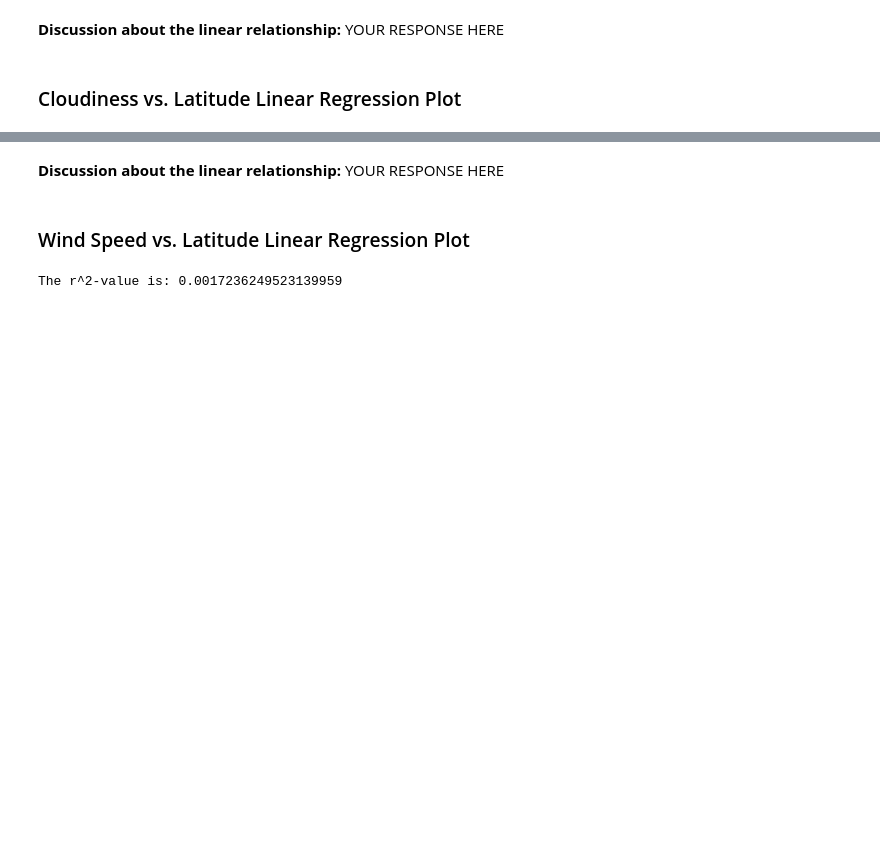
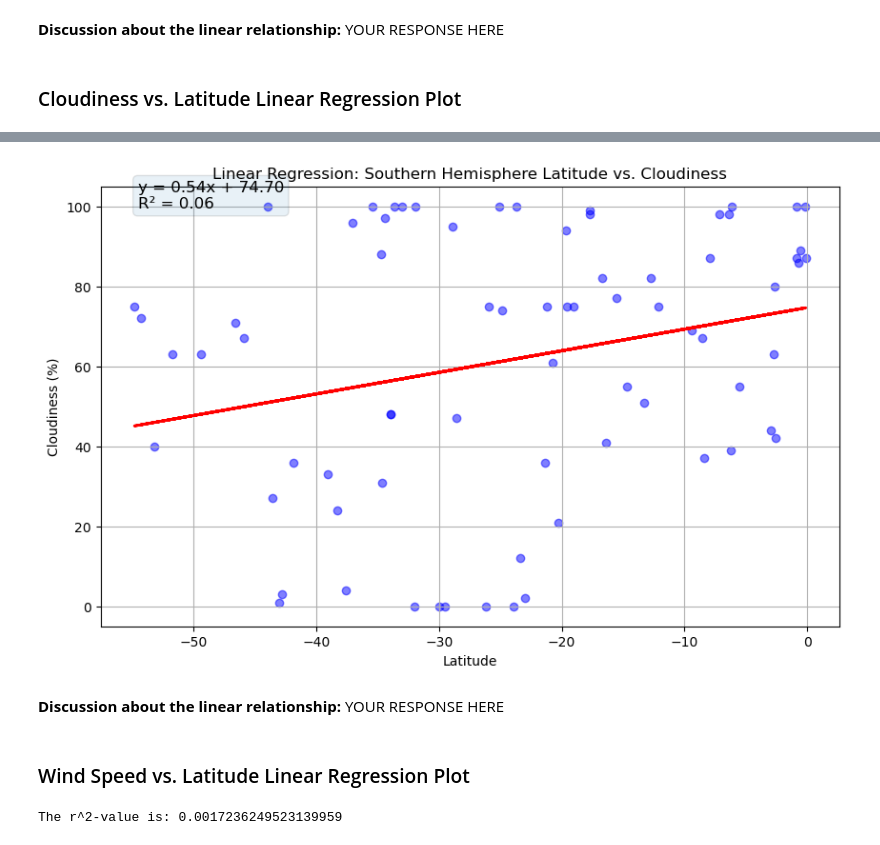
Before and after one commit to Kathyvng/python-api-challenge, a Jupyter notebook: WeatherPy/WeatherPy.ipynb, the cells around one changed output, grey strips where cells are left out. Cells and saved outputs as stored; diff of their text form; code cells hidden in the pictures; blank space fills up the shorter version.

```diff
--- a/WeatherPy/WeatherPy.ipynb
+++ b/WeatherPy/WeatherPy.ipynb
@@ -394,3 +405,15 @@ The r^2-value is: 0.018616831531634456
+# %%
+# Southern Hemisphere
+create_linear_regression_plot(
+    southern_hemi_df['Lat'],
+    southern_hemi_df['Cloudiness'],
+    'Latitude',
+    'Cloudiness (%)',
+    'Linear Regression: Southern Hemisphere Latitude vs. Cloudiness',
+    'output_data/Linear_Regression_SH_Cloudiness.png'
+)
+# %% [output]
+[figure, added]
 # %% [markdown]
 **Discussion about the linear relationship:** YOUR RESPONSE HERE
 # %% [markdown]
```
Also changed, not shown: parts of 7 cells of this notebook, 6 other files.
